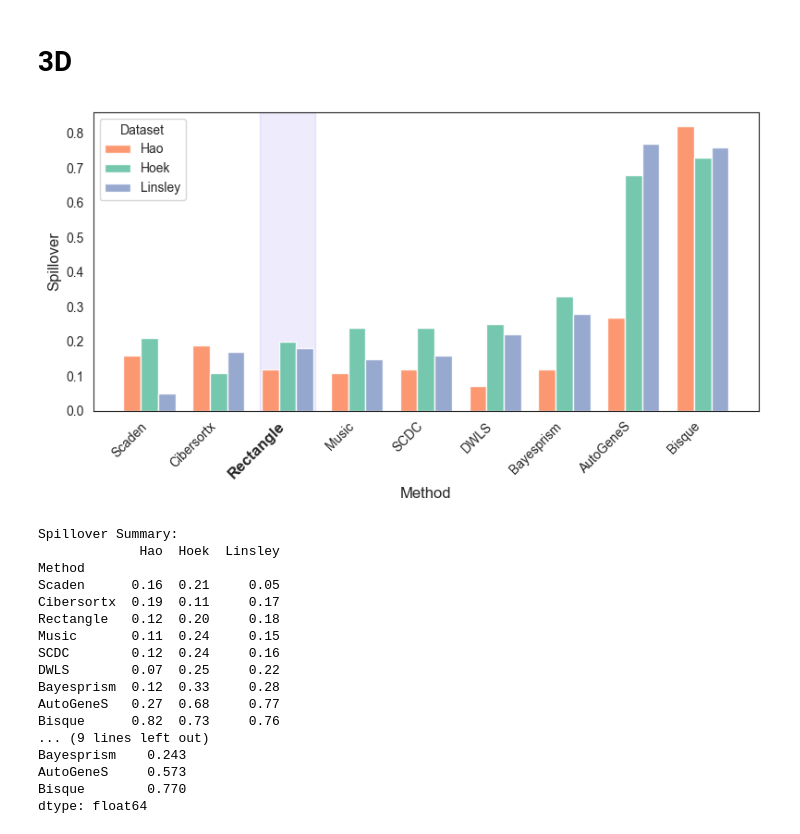
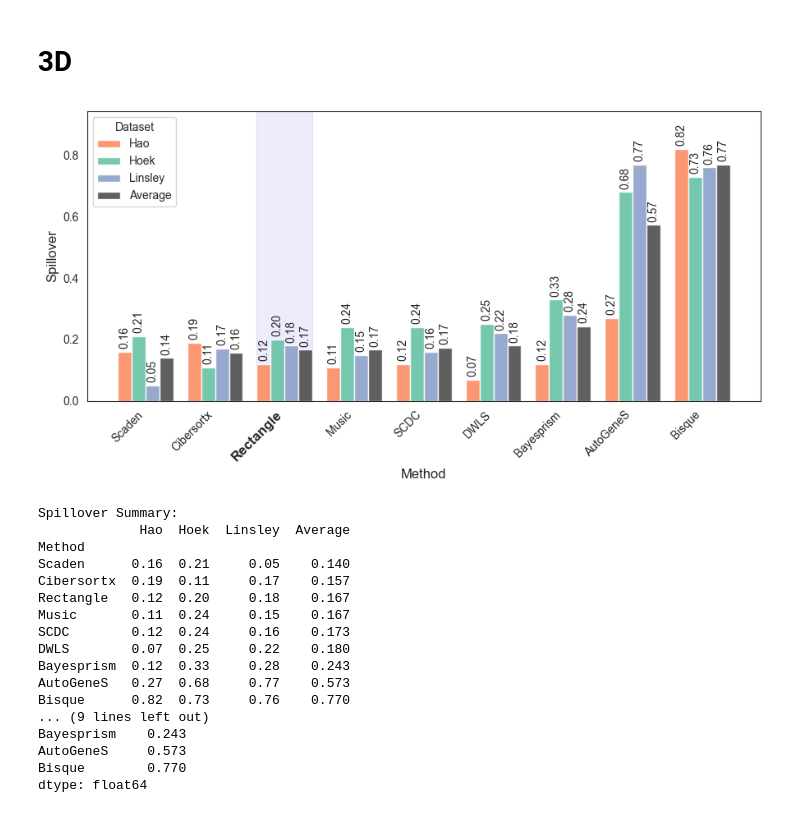
Before and after one commit to ComputationalBiomedicineGroup/rectangle_paper, a Jupyter notebook: notebooks/figure_3.ipynb, the cells around one changed output. Drawn from its saved outputs; the diff is of its cells as text; code cells hidden in the pictures.

```diff
--- a/notebooks/figure_3.ipynb
+++ b/notebooks/figure_3.ipynb
@@ -785,7 +787,7 @@ for method in methods:
         color=[method_to_color['Rectangle'], method_to_color[method]],
     )
     axes[0].set_ylabel('Runtime (s)')
-    axes[0].set_title(f'Runtime ({n_cells:,} cells)')
+    axes[0].set_title(f'Runtime')
     runtime_vals = [rect_run_row['time_mean'], method_runtime_mean]
     if method in ['Bisque', 'BayesPrism']:
         axes[0].set_ylim(0, max(runtime_vals) * 1.18)
@@ -801,12 +803,12 @@ for method in methods:
         color=[method_to_color['Rectangle'], method_to_color[method]],
     )
     axes[1].set_ylabel('Memory (MiB)')
-    axes[1].set_title(f'Memory ({n_cells:,} cells)')
+    axes[1].set_title(f'Memory')
     memory_vals = [rect_mem_row['memory_mean'], method_memory_mean]
     axes[1].set_ylim(0, max(memory_vals) * 1.18)
     annotate_bars(axes[1], bars_memory, lambda x: f'{x:,.0f} MiB')
 
-    fig.suptitle(f'{method} vs Rectangle', y=1.02)
+    fig.suptitle(f'{method} vs Rectangle ({n_cells:,} cells)', y=1.02)
     plt.tight_layout()
     plt.savefig(f'../figures/fig3c_{method.lower()}_vs_rectangle_{n_cells}_cells.pdf', dpi=300, bbox_inches='tight')
     plt.show()
@@ -2293,68 +2486,80 @@ spatial_df = pd.read_csv('../data/fig3/spillover_total.csv', index_col=0)
 spatial_df = spatial_df.drop('Total', axis=1)
 # %%
 sns.set_style("white")
-# Sort by the mean performance across datasets (lower is better)
-spatial_df['Mean'] = spatial_df[['Hao', 'Hoek', 'Linsley']].mean(axis=1)
-spatial_df = spatial_df.sort_values('Mean')
-spatial_df = spatial_df.drop('Mean', axis=1)
+# Add average spillover and sort methods by average (lower is better)
+spatial_df['Average'] = spatial_df[['Hao', 'Hoek', 'Linsley']].mean(axis=1)
+spatial_df = spatial_df.sort_values('Average')
 
 # Create figure
-fig, ax = plt.subplots(figsize=(8, 4.5))
+fig, ax = plt.subplots(figsize=(9, 4.8))
 
 # Grouped bar chart
-datasets = ['Hao', 'Hoek', 'Linsley']
-colors = ['#FC8D62', '#66C2A5', '#8DA0CB']  # Orange, Teal, Blue - publication-quality
+datasets = ['Hao', 'Hoek', 'Linsley', 'Average']
+colors = ['#FC8D62', '#66C2A5', '#8DA0CB', '#4D4D4D']
 
 methods = spatial_df.index.tolist()
 x = np.arange(len(methods))
-width = 0.25
+width = 0.2
 
 # Soft, eye-friendly color palette
 
 for i, dataset in enumerate(datasets):
-    offset = width * (i - 1)
+    offset = width * (i - (len(datasets) - 1) / 2)
     bars = ax.bar(x + offset, spatial_df[dataset], width, label=dataset, color=colors[i], alpha=0.9)
+    for bar in bars:
+        height = bar.get_height()
+        ax.text(
+            bar.get_x() + bar.get_width() / 2,
+            height + 0.01,
+            f'{height:.2f}',
+            ha='center',
+            va='bottom',
+            fontsize=10,
+            rotation=90
+        )
 
 # Highlight Rectangle with a vertical span and bold x-label
 if 'Rectangle' in methods:
     rect_idx = methods.index('Rectangle')
     ax.axvspan(rect_idx - 0.4, rect_idx + 0.4, alpha=0.12, color='#6C5CE7', zorder=0)
 
     # Make Rectangle label bold
     labels = ax.get_xticklabels()
     labels[rect_idx].set_weight('bold')
     labels[rect_idx].set_fontsize(12)
 
 ax.set_xlabel('Method', fontsize=12)
 ax.set_ylabel('Spillover', fontsize=12)
 ax.set_xticks(x)
 ax.set_xticklabels(methods, rotation=45, ha='right')
 ax.legend(title='Dataset', loc='upper left')
+y_max = spatial_df[datasets].to_numpy().max()
+ax.set_ylim(0, y_max * 1.15)
 # Remove grid lines
 ax.grid(False)
 
 plt.tight_layout()
 plt.savefig('../figures/fig3d_spatial_spillover.pdf', dpi=300, bbox_inches='tight')
 plt.show()
 
 print("\nSpillover Summary:")
 print(spatial_df.round(3))
 print("\nMean spillover per method:")
-print(spatial_df.mean(axis=1).round(3).sort_values())
+print(spatial_df[['Hao', 'Hoek', 'Linsley']].mean(axis=1).round(3).sort_values())
 # %% [output]
-[figure, old version]
+[figure, new version]
 Spillover Summary:
-             Hao  Hoek  Linsley
+             Hao  Hoek  Linsley  Average
 Method
-Scaden      0.16  0.21     0.05
-Cibersortx  0.19  0.11     0.17
-Rectangle   0.12  0.20     0.18
-Music       0.11  0.24     0.15
-SCDC        0.12  0.24     0.16
-DWLS        0.07  0.25     0.22
-Bayesprism  0.12  0.33     0.28
-AutoGeneS   0.27  0.68     0.77
-Bisque      0.82  0.73     0.76
+Scaden      0.16  0.21     0.05    0.140
+Cibersortx  0.19  0.11     0.17    0.157
+Rectangle   0.12  0.20     0.18    0.167
+Music       0.11  0.24     0.15    0.167
+SCDC        0.12  0.24     0.16    0.173
+DWLS        0.07  0.25     0.22    0.180
+Bayesprism  0.12  0.33     0.28    0.243
+AutoGeneS   0.27  0.68     0.77    0.573
+Bisque      0.82  0.73     0.76    0.770
 ... (9 lines left out)
 Bayesprism    0.243
 AutoGeneS     0.573
```
Also changed, not shown: parts of 3 cells of this notebook, 1 other file.
